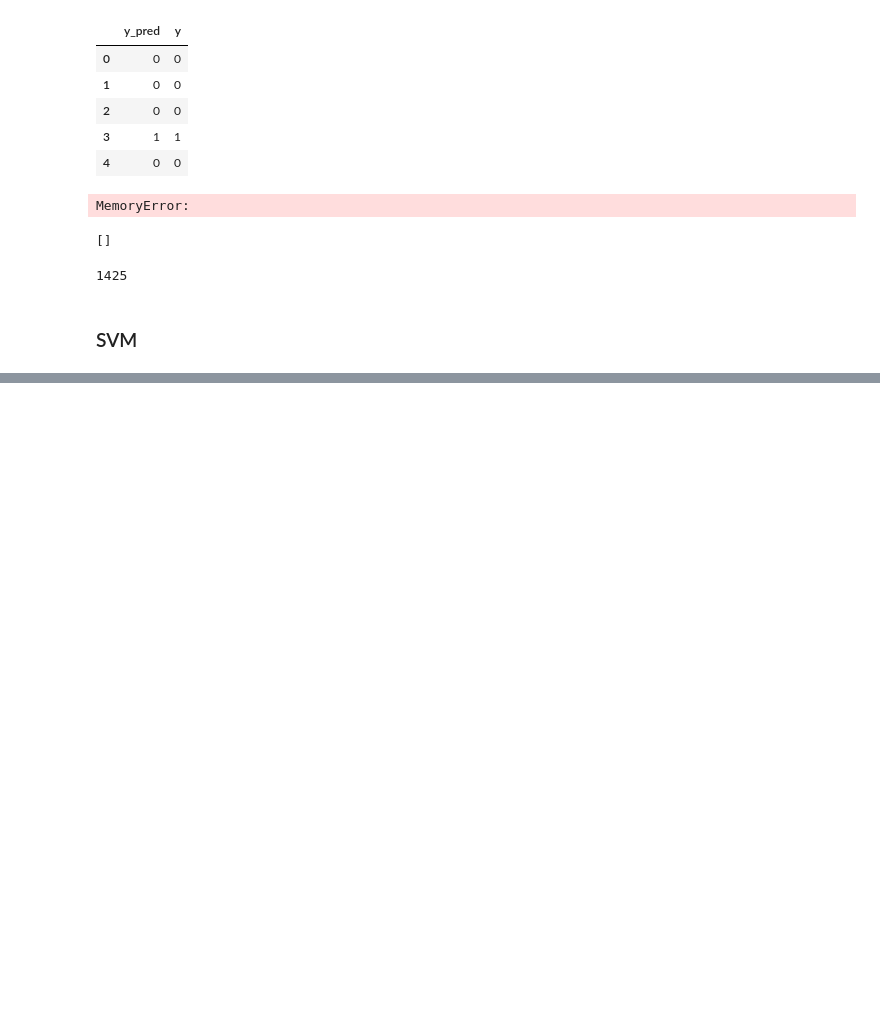
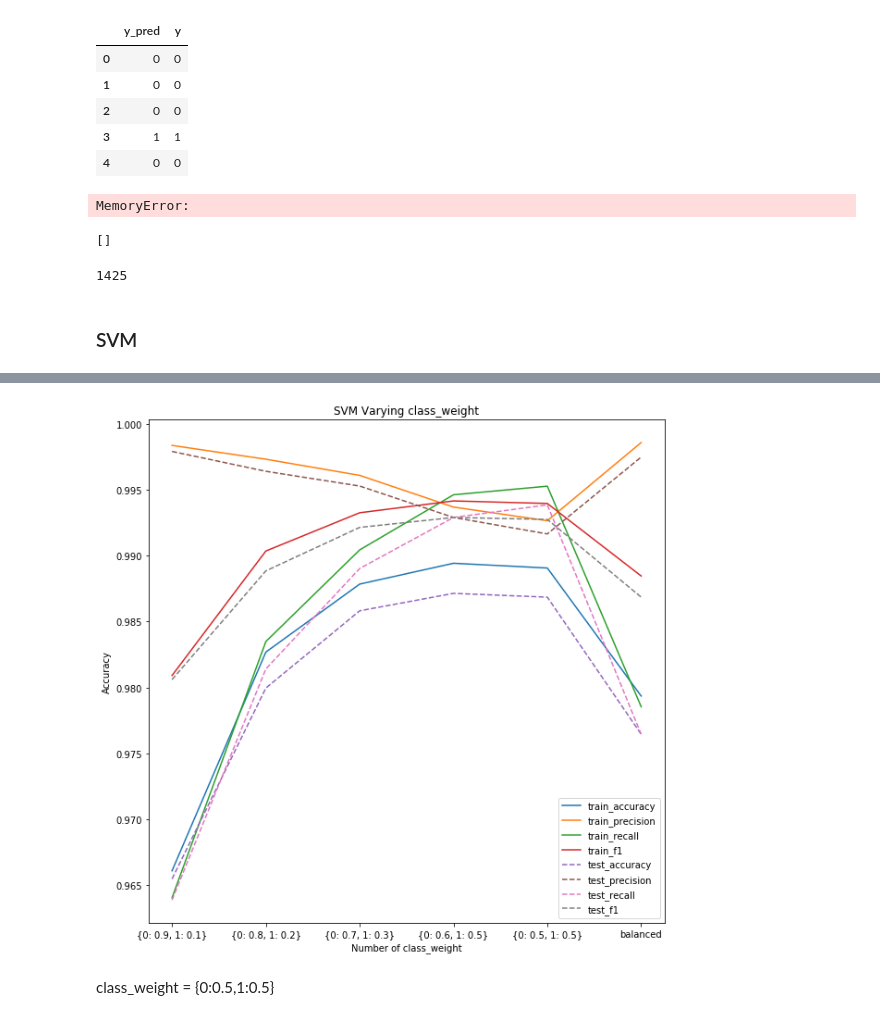
Before and after one commit to BinZhang109/NLP_Assignments, a Jupyter notebook: Lesson-07/assignment-07 First Step of using machine learning and models..ipynb, the cells around one changed output, grey strips where cells are left out. Cells and saved outputs as stored; diff of their text form; code cells hidden in the pictures; blank space fills up the shorter version.

```diff
--- a/Lesson-07/assignment-07 First Step of using machine learning and models..ipynb
+++ b/Lesson-07/assignment-07 First Step of using machine learning and models..ipynb
@@ -1231,0 +1230,9 @@ plt.show()
+# %%
+vectorizer = TfidfVectorizer(max_features=1000)
+X = vectorizer.fit_transform(corpus)
+X_train, X_test, y_train, y_test = train_test_split(X, y, test_size=0.2, random_state=42)
+
+X_tr_arr = X_train.toarray()
+X_ts_arr = X_test.toarray()
+y_tr_arr = np.array(y_train, dtype='int')
+y_ts_arr = np.array(y_test, dtype='int')
@@ -1231,0 +1317,5 @@ plt.show()
+# %%
+score_list = []
+class_weight = [{0: 0.9, 1: 0.1}, {0: 0.8, 1: 0.2}, {0: 0.7, 1: 0.3}, {0: 0.6, 1: 0.5}, {0:0.5, 1: 0.5}, 'balanced']
+for w in class_weights:
+    score_list.append(get_score_from_varying_parameters(C=1000, class_weight=w))
@@ -1231,0 +1340,44 @@ plt.show()
+# %%
+
+class_weight = [str(w) for w in class_weight]
+train_accuracy = np.empty(len(score_list))
+train_precision = np.empty(len(score_list))
+train_recall = np.empty(len(score_list))
+train_f1 = np.empty(len(score_list))
+
+test_accuracy = np.empty(len(score_list))
+test_precision = np.empty(len(score_list))
+test_recall = np.empty(len(score_list))
+test_f1 = np.empty(len(score_list))
+
+for i,k in enumerate(score_list):
+    train_accuracy[i] = k[0]
+    train_precision[i] = k[1]
+    train_recall[i] = k[2]
+    train_f1[i] = k[3]
+
+    test_accuracy[i] = k[4]
+    test_precision[i] = k[5]
+    test_recall[i] = k[6]
+    test_f1[i] = k[7]
+
+plt.figure(figsize=(10,10))
+plt.title('SVM Varying class_weight')
+
+plt.plot(class_weight, train_accuracy, label='train_accuracy')
+plt.plot(class_weight, train_precision, label='train_precision')
+plt.plot(class_weight, train_recall, label='train_recall')
+plt.plot(class_weight, train_f1, label='train_f1')
+plt.plot(class_weight, test_accuracy, '--', label='test_accuracy')
+plt.plot(class_weight, test_precision, '--', label='test_precision')
+plt.plot(class_weight, test_recall, '--', label='test_recall')
+plt.plot(class_weight, test_f1, '--', label='test_f1')
+
+plt.legend()
+plt.xlabel('Number of class_weight')
+plt.ylabel('Accuracy')
+plt.show()
+# %% [output]
+[figure, added]
+# %% [markdown]
+class_weight = {0:0.5,1:0.5}
```
Also changed, not shown: parts of 28 cells of this notebook.
